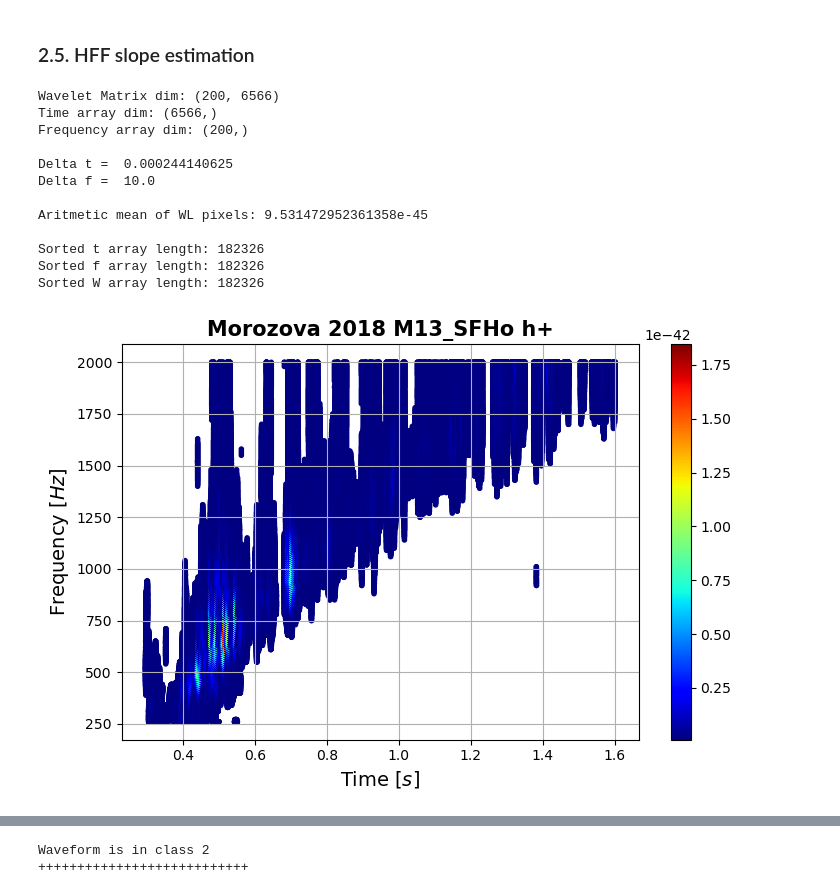
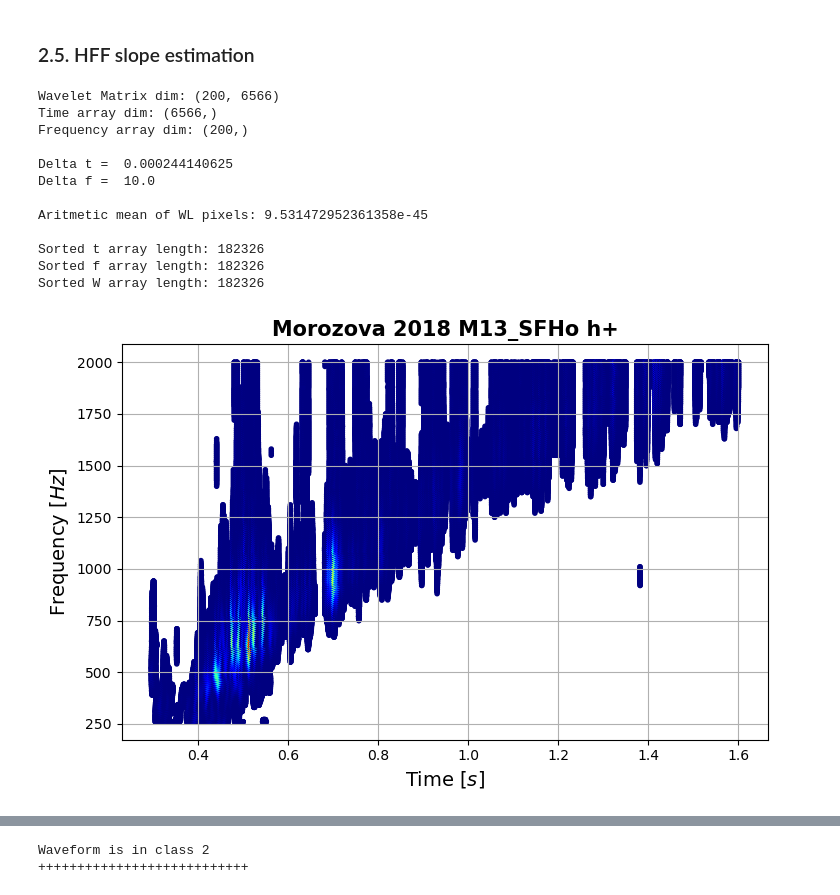
Before and after one commit to ManuelDMorales/datagen-sngw-genrel, a Jupyter notebook: Codes/WaveformGenRel_Explorer.ipynb, the cells around one changed output, grey strips where cells are left out. Saved outputs shown, nothing was run; the diff lists cells and outputs as text; code cells hidden in the pictures.

```diff
--- a/Codes/WaveformGenRel_Explorer.ipynb
+++ b/Codes/WaveformGenRel_Explorer.ipynb
@@ -669,35 +717,35 @@ print("Sorted t array length:", len(sorted_t))
 print("Sorted f array length:", len(sorted_f))
 print("Sorted W array length:", len(sorted_W))
 
 print("")
 
 # Plot scattered scalogram for most energetic pixels
 
 fig = plt.figure(figsize=(7.5,5))
 sc = plt.scatter(sorted_t, sorted_f, c=sorted_W, marker='.', cmap=plt.cm.jet)
 
 plt.xlabel("Time [$s$]", fontsize=14)
 plt.ylabel("Frequency [$Hz$]", fontsize=14)
 plt.title(model_name, fontsize=15, fontweight="bold")
 
-plt.colorbar(sc)
+#plt.colorbar(sc)
 plt.grid(True)
 plt.tight_layout()
 plt.show()
 # %% [output]
 Wavelet Matrix dim: (200, 6566)
 Time array dim: (6566,)
 Frequency array dim: (200,)
 
 Delta t =  0.000244140625
 Delta f =  10.0
 
 Aritmetic mean of WL pixels: 9.531472952361358e-45
 
 Sorted t array length: 182326
 Sorted f array length: 182326
 Sorted W array length: 182326
-[figure, old version]
+[figure, new version]
 # %%
 # ------> Linear regression to estimate HFF slope
 
```
Also changed, not shown: parts of 17 cells of this notebook.
